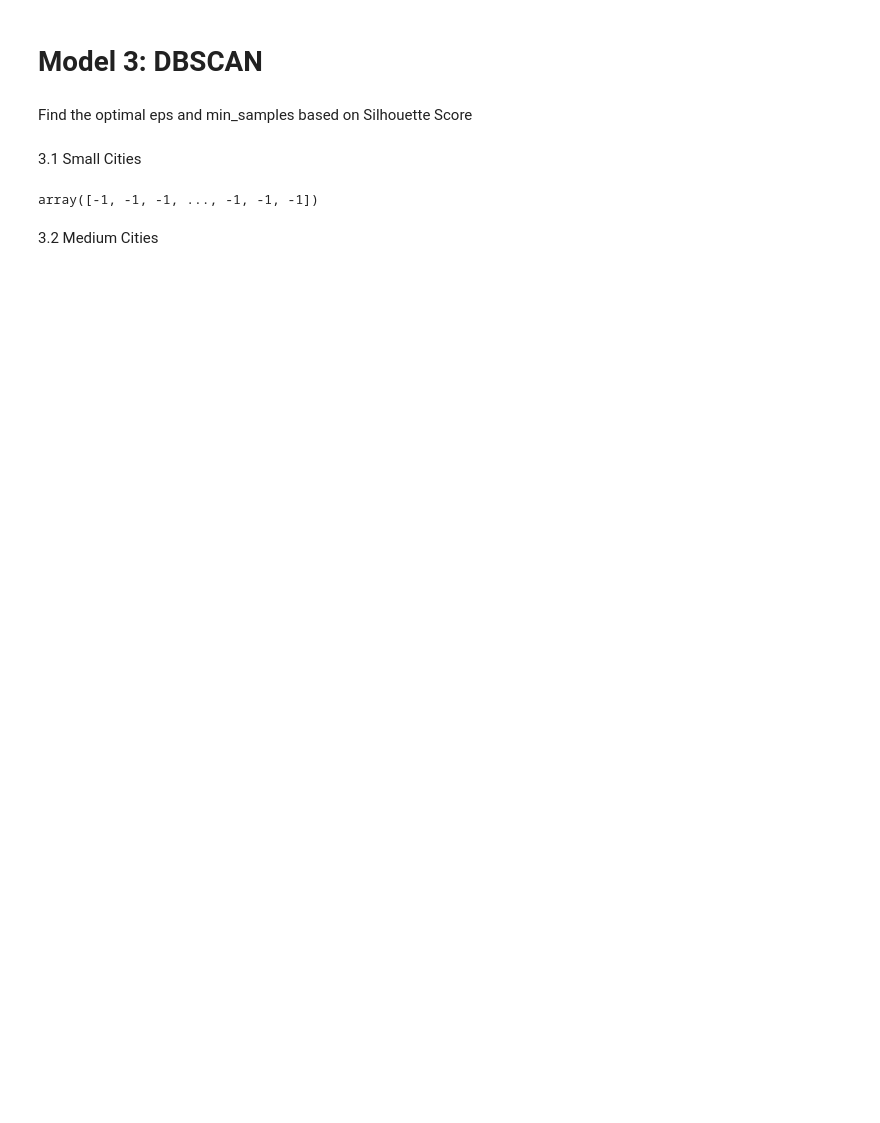
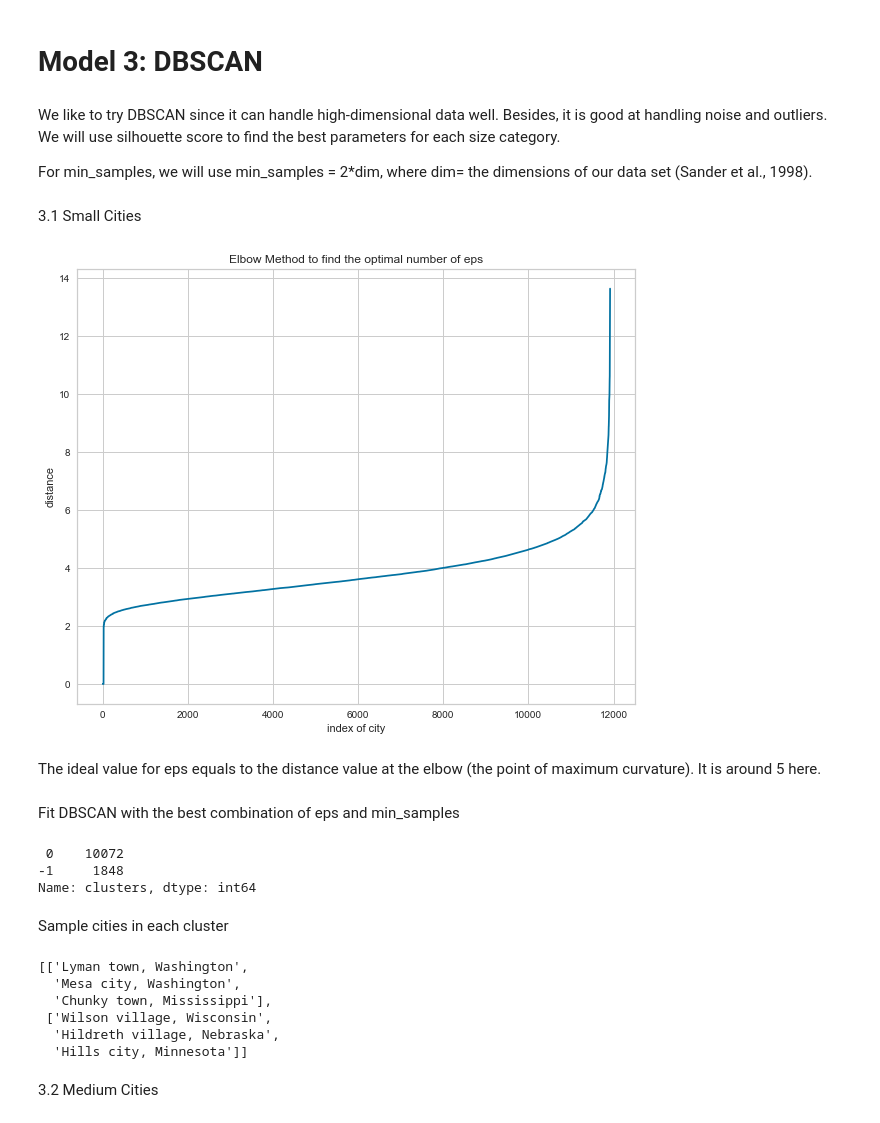
Before and after one commit to colton-lapp/DemographicChange, a Jupyter notebook: Q3_Clustering-FINAL.ipynb, the cells around one changed output. Saved outputs shown, nothing was run; the diff lists cells and outputs as text; code cells hidden in the pictures; blank space fills up the shorter version.

```diff
--- a/Q3_Clustering-FINAL.ipynb
+++ b/Q3_Clustering-FINAL.ipynb
@@ -540,6 +574,8 @@ For all three size categories, the size of the clusters are still very uneven.
 # %% [markdown]
 # Model 3: DBSCAN
 # %% [markdown]
-Find the optimal eps and min_samples based on Silhouette Score
+We like to try DBSCAN since it can handle high-dimensional data well. Besides, it is good at handling noise and outliers. We will use silhouette score to find the best parameters for each size category.
+
+For min_samples, we will use min_samples = 2*dim, where dim= the dimensions of our data set (Sander et al., 1998).
 # %% [markdown]
 3.1 Small Cities
@@ -561,6 +582,51 @@ clusters_small = dbscan.fit_predict(pca_small_res)
+# %%
+neighbors = NearestNeighbors(n_neighbors=2*len(X_small.columns))
+neighbors_fit = neighbors.fit(X_small)
+dist, idx = neighbors_fit.kneighbors(X_small)
+# %%
+distances = np.sort(dist, axis=0)
+distances = distances[:,1]
+plt.figure(figsize=(10,8))
+plt.xlabel("index of city")
+plt.ylabel("distance")
+plt.title("Elbow Method to find the optimal number of eps")
+plt.plot(distances)
+plt.show()
+# %% [output]
+[figure, added]
+# %% [markdown]
+The ideal value for eps equals to the distance value at the elbow (the point of maximum curvature). It is around 5 here.
+# %% [markdown]
+Fit DBSCAN with the best combination of eps and min_samples
 # %%
-clusters_small
+dbscan = DBSCAN(min_samples=2*len(X_small.columns), eps=5)
+clusters_small = dbscan.fit_predict(X_small)
-# %% [output]
-array([-1, -1, -1, ..., -1, -1, -1])
+# %%
+X_small_db = X_small.copy()
+X_small_db['clusters'] = clusters_small
+X_small_db['clusters'].value_counts()
+# %% [output]
+ 0    10072
+-1     1848
+Name: clusters, dtype: int64
+# %% [markdown]
+Sample cities in each cluster
+# %%
+# specify the number of cities to take for each cluster label
+num_samples = 3
+
+# sample the data
+samples = X_small_db.groupby('clusters').apply(lambda x: x.sample(n=num_samples))
+
+# print the resulting samples
+small_samples = [[samples.loc[i, :].index.values][0].tolist() for i in samples.index.levels[0]]
+small_samples
+# %% [output]
+[['Lyman town, Washington',
+  'Mesa city, Washington',
+  'Chunky town, Mississippi'],
+ ['Wilson village, Wisconsin',
+  'Hildreth village, Nebraska',
+  'Hills city, Minnesota']]
 # %% [markdown]
 3.2 Medium Cities
```
Also changed, not shown: parts of 95 cells of this notebook.
